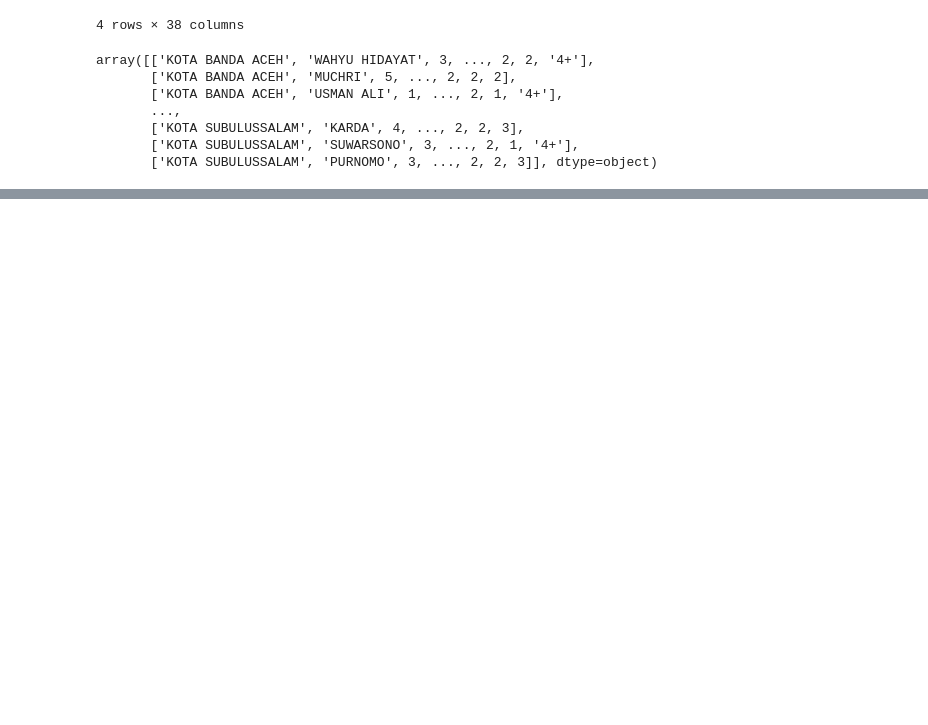
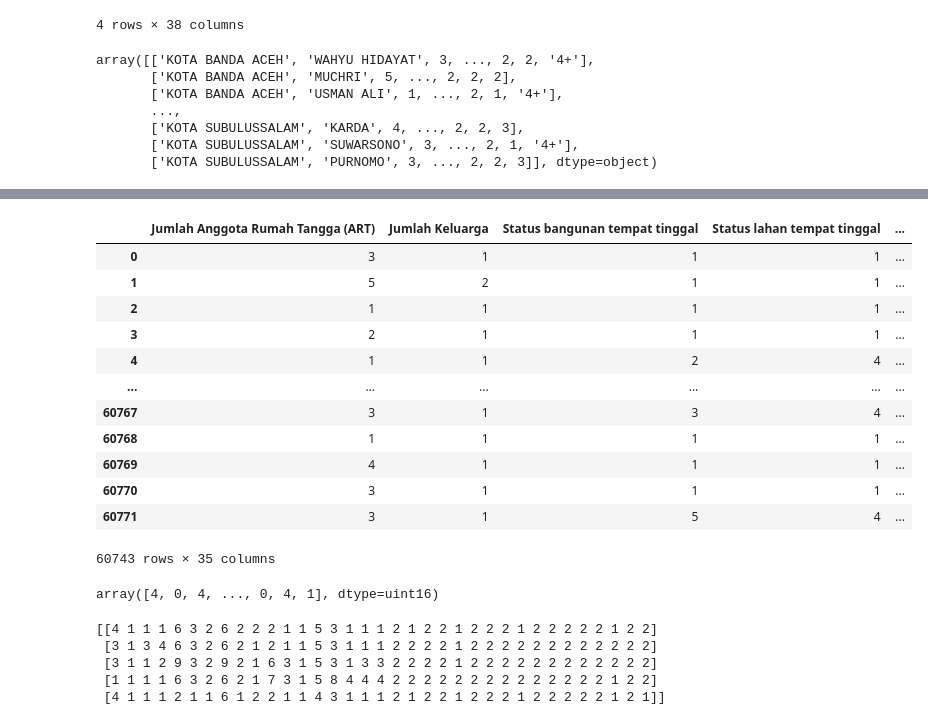
Before and after one commit to alharidt16/TA_Alharidt, a Jupyter notebook: Sintax_TA.ipynb, the cells around one changed output, grey strips where cells are left out. Saved outputs shown, nothing was run; the diff lists cells and outputs as text; code cells hidden in the pictures; blank space fills up the shorter version.

```diff
--- a/Sintax_TA.ipynb
+++ b/Sintax_TA.ipynb
@@ -132,0 +147,17 @@ data
+# %%
+DATA=DATA_TA_CLEAN.drop(["KOTA","Nama Kepala Rumah Tangga (KRT)","Status Kesejahteraan"], axis=1)
+DATA
+# %% [output]
+|  | Jumlah Anggota Rumah Tangga (ART) | Jumlah Keluarga | Status bangunan tempat tinggal | Status lahan tempat tinggal | ... |
+| 0 | 3 | 1 | 1 | 1 | ... |
+| 1 | 5 | 2 | 1 | 1 | ... |
+| 2 | 1 | 1 | 1 | 1 | ... |
+| 3 | 2 | 1 | 1 | 1 | ... |
+| 4 | 1 | 1 | 2 | 4 | ... |
+| ... | ... | ... | ... | ... | ... |
+| 60767 | 3 | 1 | 3 | 4 | ... |
+| 60768 | 1 | 1 | 1 | 1 | ... |
+| 60769 | 4 | 1 | 1 | 1 | ... |
+| 60770 | 3 | 1 | 1 | 1 | ... |
+| 60771 | 3 | 1 | 5 | 4 | ... |
+60743 rows × 35 columns
@@ -132,0 +166,14 @@ data
+# %%
+km=KModes(n_clusters=5, max_iter=10)
+clusters=km.fit_predict(DATA)
+clusters
+# %% [output]
+array([4, 0, 4, ..., 0, 4, 1], dtype=uint16)
+# %%
+print(km.cluster_centroids_)
+# %% [output]
+[[4 1 1 1 6 3 2 6 2 2 2 1 1 5 3 1 1 1 2 1 2 2 1 2 2 2 1 2 2 2 2 2 1 2 2]
+ [3 1 3 4 6 3 2 6 2 1 2 1 1 5 3 1 1 1 2 2 2 2 1 2 2 2 2 2 2 2 2 2 2 2 2]
+ [3 1 1 2 9 3 2 9 2 1 6 3 1 5 3 1 3 3 2 2 2 2 1 2 2 2 2 2 2 2 2 2 2 2 2]
+ [1 1 1 1 6 3 2 6 2 1 7 3 1 5 8 4 4 4 2 2 2 2 2 2 2 2 2 2 2 2 2 2 1 2 2]
+ [4 1 1 1 2 1 1 6 1 2 2 1 1 4 3 1 1 1 2 1 2 2 1 2 2 2 1 2 2 2 2 2 1 2 1]]
```
Also changed, not shown: parts of 5 cells of this notebook.
